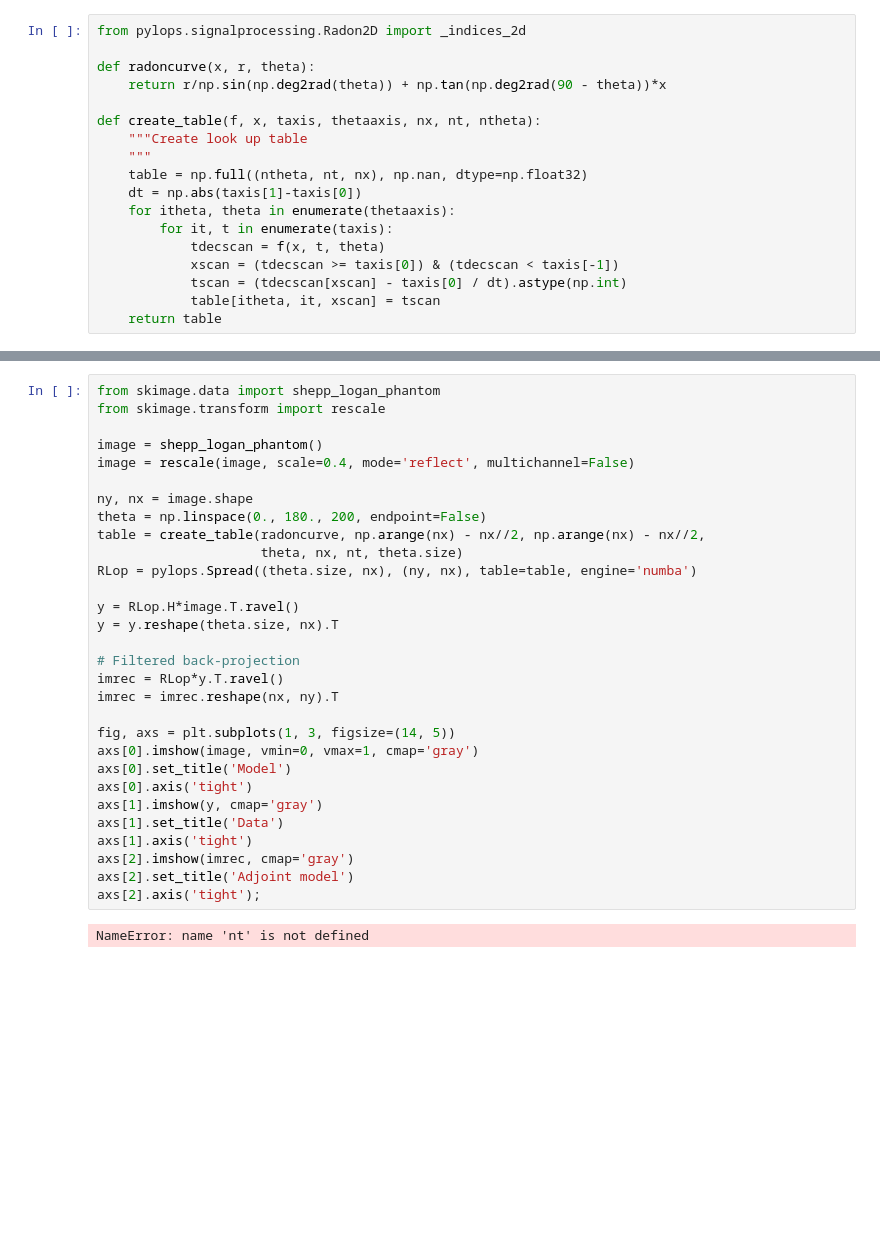
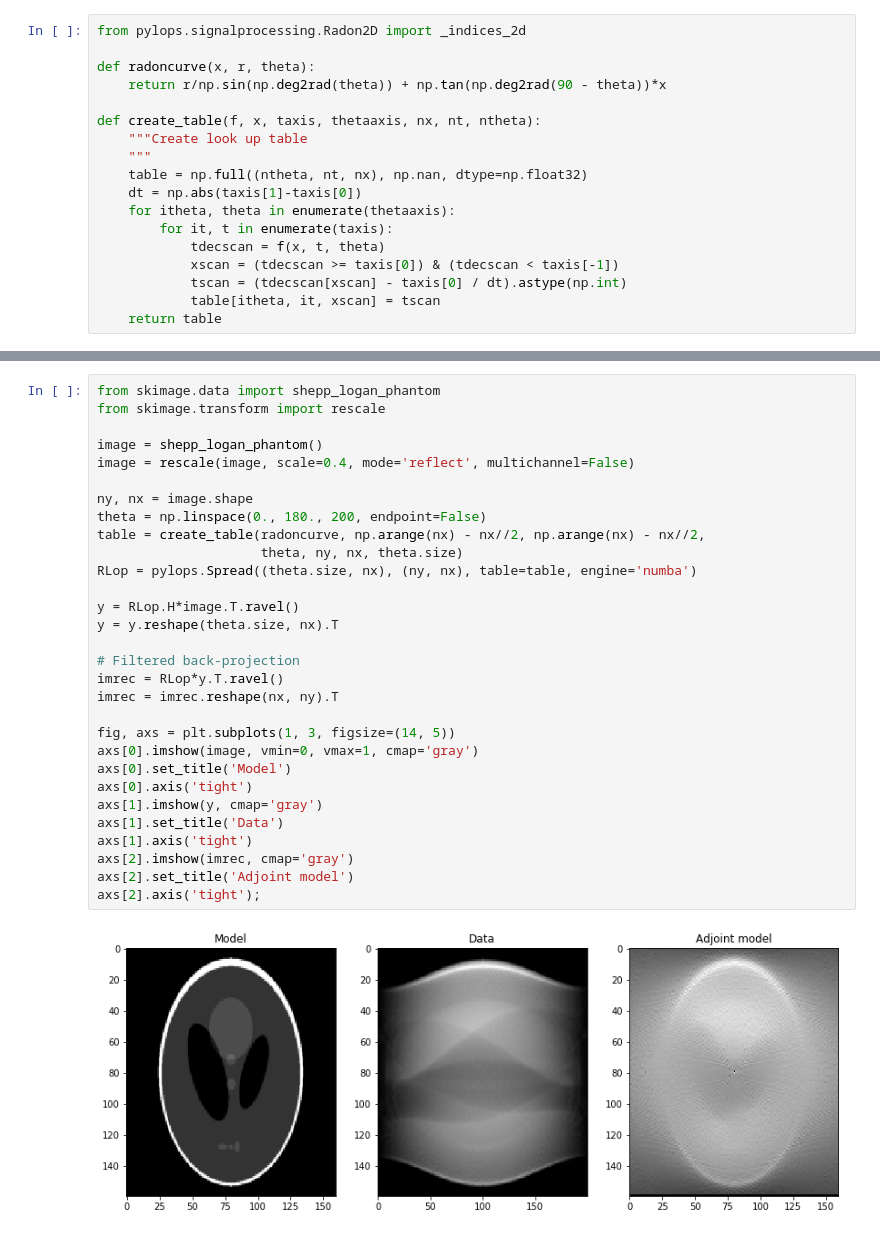
Before and after one commit to PyLops/pylops_notebooks, a Jupyter notebook: developement/TVreg.ipynb, the cells around one changed output, grey strips where cells are left out. Saved outputs shown, nothing was run; the diff lists cells and outputs as text; blank space fills up the shorter version.

```diff
--- a/developement/TVreg.ipynb
+++ b/developement/TVreg.ipynb
@@ -616,35 +616,35 @@ axs[1].set_title('TV inv');
 # %%
 from skimage.data import shepp_logan_phantom
 from skimage.transform import rescale
 
 image = shepp_logan_phantom()
 image = rescale(image, scale=0.4, mode='reflect', multichannel=False)
 
 ny, nx = image.shape
 theta = np.linspace(0., 180., 200, endpoint=False)
 table = create_table(radoncurve, np.arange(nx) - nx//2, np.arange(nx) - nx//2,
-                     theta, nx, nt, theta.size)
+                     theta, ny, nx, theta.size)
 RLop = pylops.Spread((theta.size, nx), (ny, nx), table=table, engine='numba')
 
 y = RLop.H*image.T.ravel()
 y = y.reshape(theta.size, nx).T
 
 # Filtered back-projection
 imrec = RLop*y.T.ravel()
 imrec = imrec.reshape(nx, ny).T
 
 fig, axs = plt.subplots(1, 3, figsize=(14, 5))
 axs[0].imshow(image, vmin=0, vmax=1, cmap='gray')
 axs[0].set_title('Model')
 axs[0].axis('tight')
 axs[1].imshow(y, cmap='gray')
 axs[1].set_title('Data')
 axs[1].axis('tight')
 axs[2].imshow(imrec, cmap='gray')
 axs[2].set_title('Adjoint model')
 axs[2].axis('tight');
 # %% [output]
-NameError: name 'nt' is not defined
+[figure, added]
 # %%
 Dop = [FirstDerivative(ny*nx, dims=(ny, nx), dir=0, edge=True, dtype=np.float),
        FirstDerivative(ny*nx, dims=(ny, nx), dir=1, edge=True, dtype=np.float)]
```
Also changed, not shown: parts of 4 cells of this notebook.
